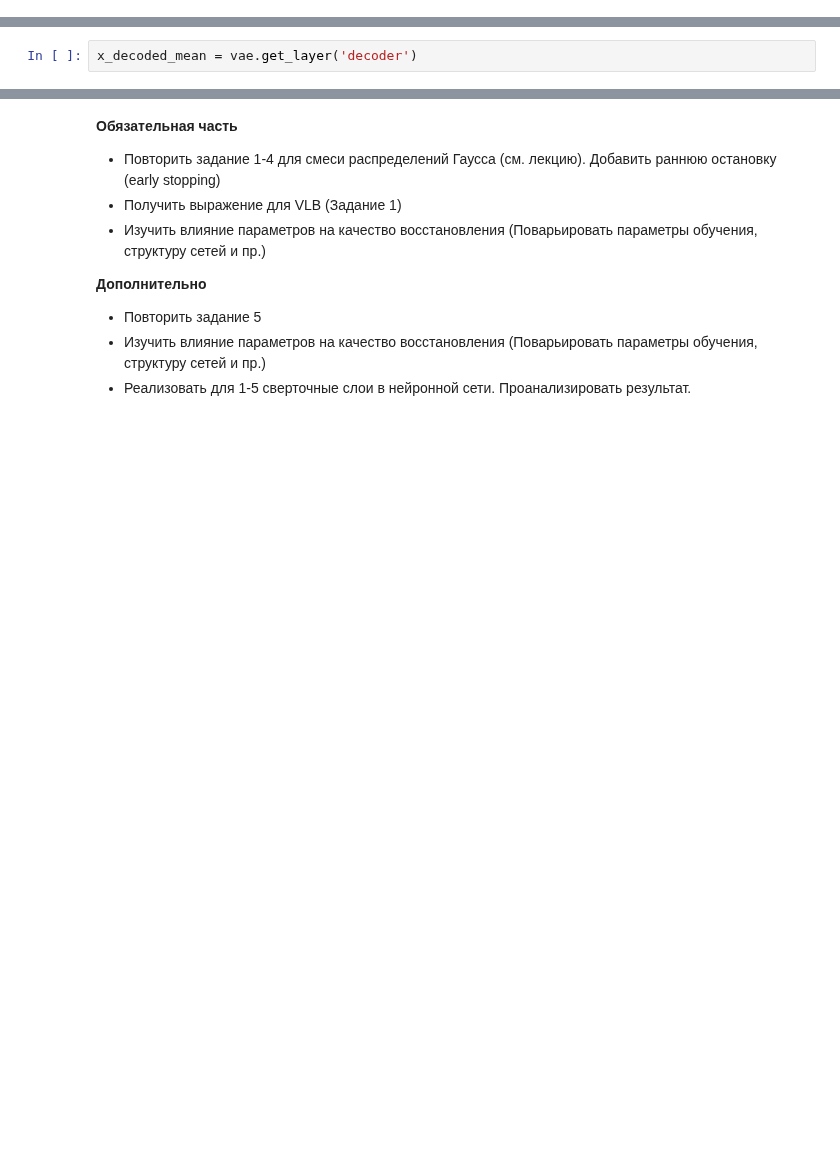
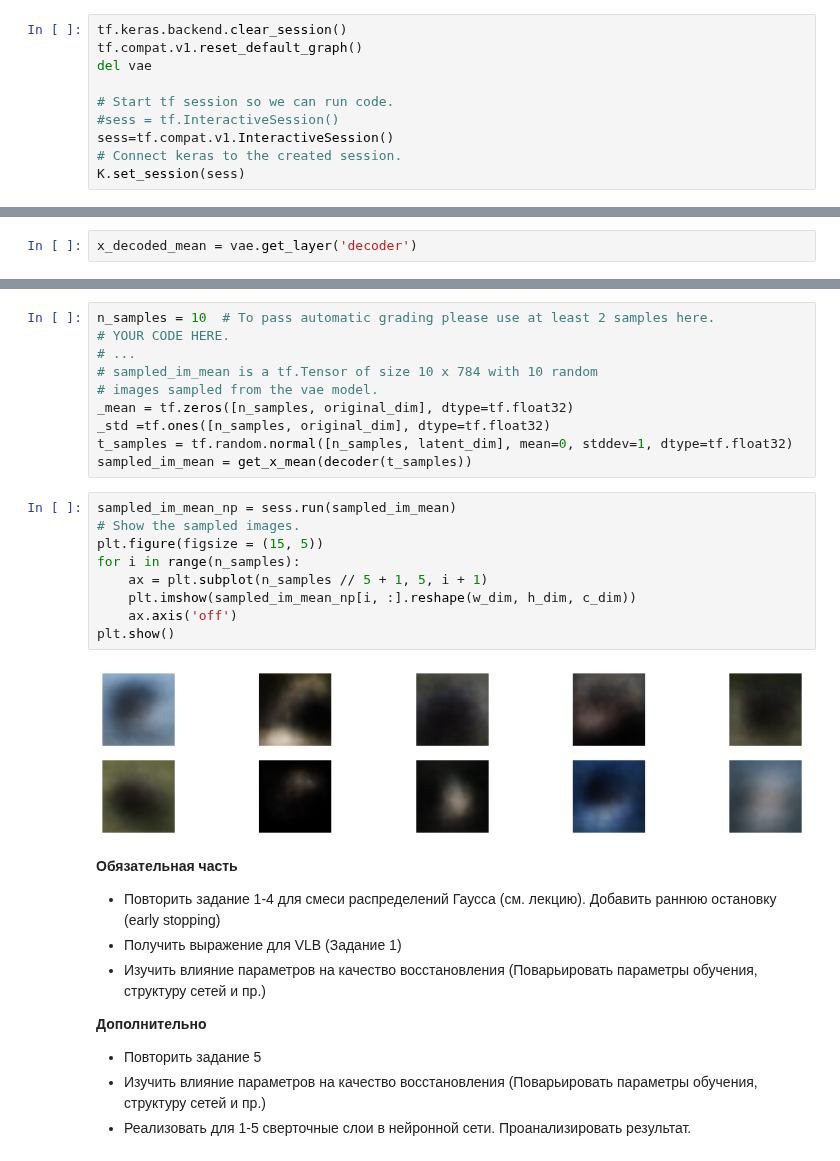
Before and after one commit to JacKira/BayesMethods, a Jupyter notebook: Lab/lr2_.ipynb, the cells around one changed output, grey strips where cells are left out. Cells and saved outputs as stored; diff of their text form; blank space fills up the shorter version.

```diff
--- a/Lab/lr2_.ipynb
+++ b/Lab/lr2_.ipynb
@@ -698 +739,11 @@ Epoch 20: val_loss did not improve from 5095.04407
 <tensorflow.python.training.tracking.util.CheckpointLoadStatus at 0x...>
+# %%
+tf.keras.backend.clear_session()
+tf.compat.v1.reset_default_graph()
+del vae
+
+# Start tf session so we can run code.
+#sess = tf.InteractiveSession()
+sess=tf.compat.v1.InteractiveSession()
+# Connect keras to the created session.
+K.set_session(sess)
@@ -780,3 +920,24 @@ plt.legend()
+# %%
+n_samples = 10  # To pass automatic grading please use at least 2 samples here.
+# YOUR CODE HERE.
+# ...
+# sampled_im_mean is a tf.Tensor of size 10 x 784 with 10 random
+# images sampled from the vae model.
+_mean = tf.zeros([n_samples, original_dim], dtype=tf.float32)
+_std =tf.ones([n_samples, original_dim], dtype=tf.float32)
+t_samples = tf.random.normal([n_samples, latent_dim], mean=0, stddev=1, dtype=tf.float32)
+sampled_im_mean = get_x_mean(decoder(t_samples))
+# %%
+sampled_im_mean_np = sess.run(sampled_im_mean)
+# Show the sampled images.
+plt.figure(figsize = (15, 5))
+for i in range(n_samples):
+    ax = plt.subplot(n_samples // 5 + 1, 5, i + 1)
+    plt.imshow(sampled_im_mean_np[i, :].reshape(w_dim, h_dim, c_dim))
+    ax.axis('off')
+plt.show()
+# %% [output]
+[figure, added]
 # %% [markdown]
 **Обязательная часть**
 * Повторить задание 1-4 для смеси распределений Гаусса (см. лекцию). Добавить раннюю остановку (early stopping)
```
Also changed, not shown: parts of 19 cells of this notebook.
